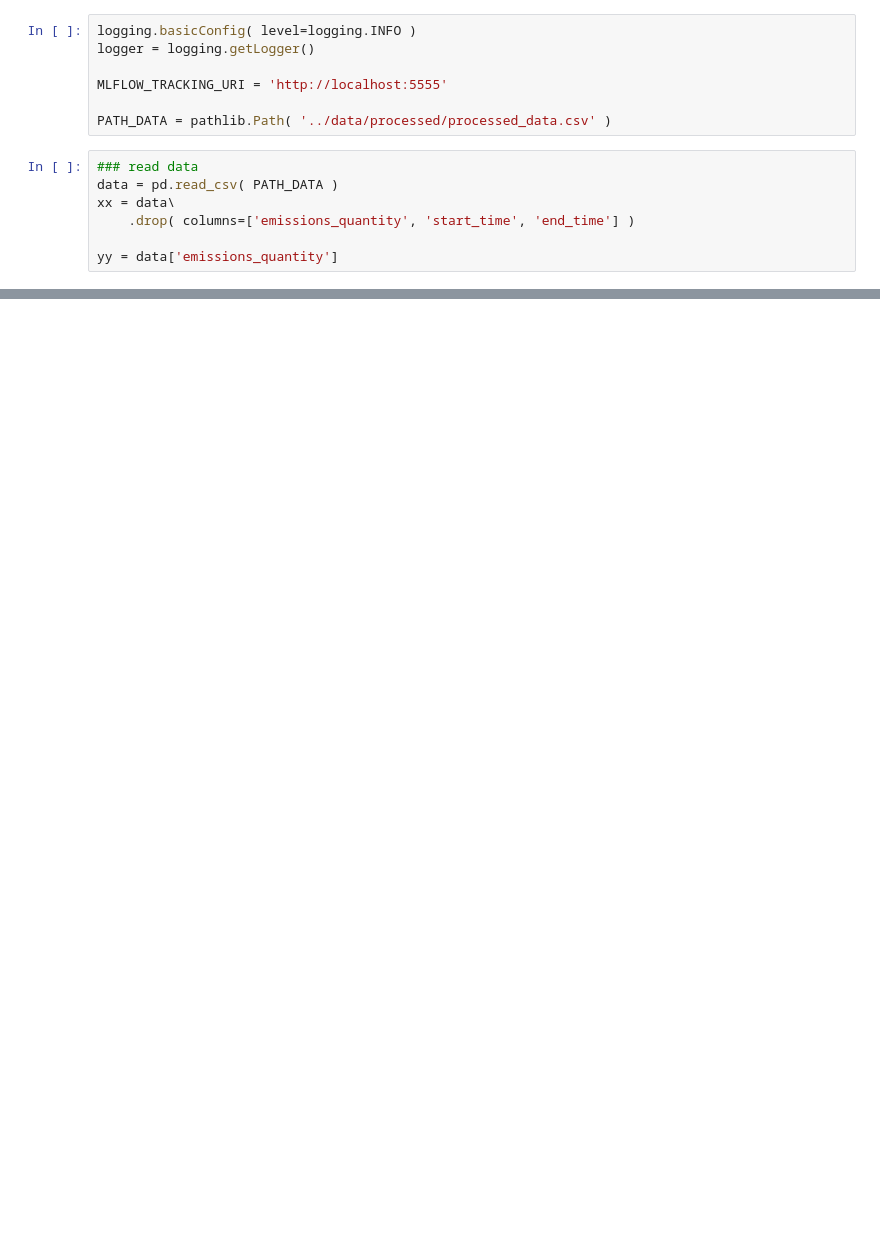
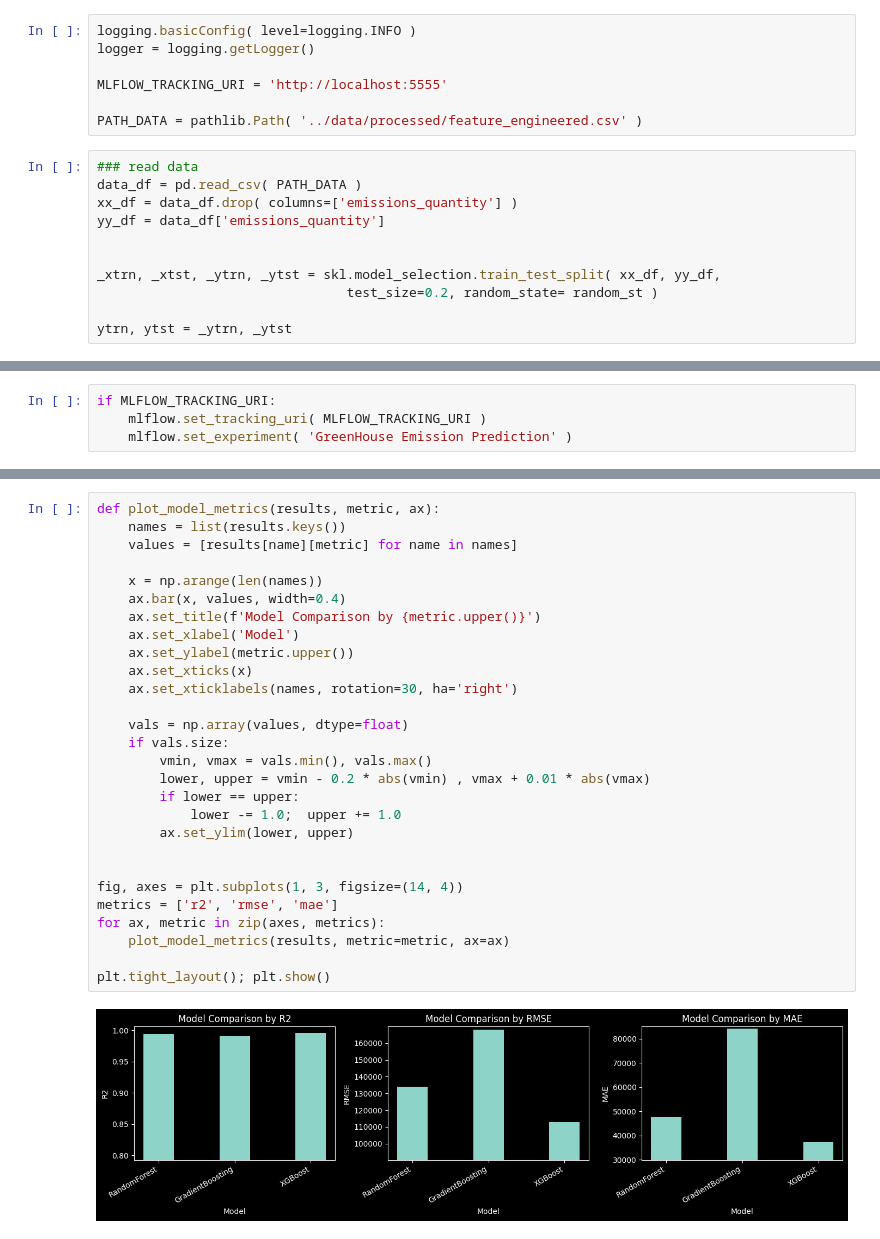
Before and after one commit to madhurdevkota/greenHouse_Emission_predictor_mlops, a Jupyter notebook: notebooks/03_experimentation.ipynb, the cells around one changed output, grey strips where cells are left out. Cells and saved outputs as stored; diff of their text form; blank space fills up the shorter version.

Commit message:
added model experimentation notebook and generated model config yaml file

```diff
--- a/notebooks/03_experimentation.ipynb
+++ b/notebooks/03_experimentation.ipynb
@@ -25,11 +32,15 @@ logger = logging.getLogger()
 
 MLFLOW_TRACKING_URI = 'http://localhost:5555'
 
-PATH_DATA = pathlib.Path( '../data/processed/processed_data.csv' )
+PATH_DATA = pathlib.Path( '../data/processed/feature_engineered.csv' )
 # %%
 ### read data
-data = pd.read_csv( PATH_DATA )
-xx = data\
-    .drop( columns=['emissions_quantity', 'start_time', 'end_time'] )
+data_df = pd.read_csv( PATH_DATA )
+xx_df = data_df.drop( columns=['emissions_quantity'] )
+yy_df = data_df['emissions_quantity']
 
-yy = data['emissions_quantity']
+
+_xtrn, _xtst, _ytrn, _ytst = skl.model_selection.train_test_split( xx_df, yy_df,
+                                test_size=0.2, random_state= random_st )
+
+ytrn, ytst = _ytrn, _ytst
@@ -49,0 +76,4 @@ yy = data['emissions_quantity']
+# %%
+if MLFLOW_TRACKING_URI:
+    mlflow.set_tracking_uri( MLFLOW_TRACKING_URI )
+    mlflow.set_experiment( 'GreenHouse Emission Prediction' )
@@ -49,0 +214,30 @@ yy = data['emissions_quantity']
+# %%
+def plot_model_metrics(results, metric, ax):
+    names = list(results.keys())
+    values = [results[name][metric] for name in names]
+
+    x = np.arange(len(names))
+    ax.bar(x, values, width=0.4)
+    ax.set_title(f'Model Comparison by {metric.upper()}')
+    ax.set_xlabel('Model')
+    ax.set_ylabel(metric.upper())
+    ax.set_xticks(x)
+    ax.set_xticklabels(names, rotation=30, ha='right')
+
+    vals = np.array(values, dtype=float)
+    if vals.size:
+        vmin, vmax = vals.min(), vals.max()
+        lower, upper = vmin - 0.2 * abs(vmin) , vmax + 0.01 * abs(vmax)
+        if lower == upper:
+            lower -= 1.0;  upper += 1.0
+        ax.set_ylim(lower, upper)
+
+
+fig, axes = plt.subplots(1, 3, figsize=(14, 4))
+metrics = ['r2', 'rmse', 'mae']
+for ax, metric in zip(axes, metrics):
+    plot_model_metrics(results, metric=metric, ax=ax)
+
+plt.tight_layout(); plt.show()
+# %% [output]
+[figure, added]
```
Also changed, not shown: parts of 9 cells of this notebook, 1 other file.
